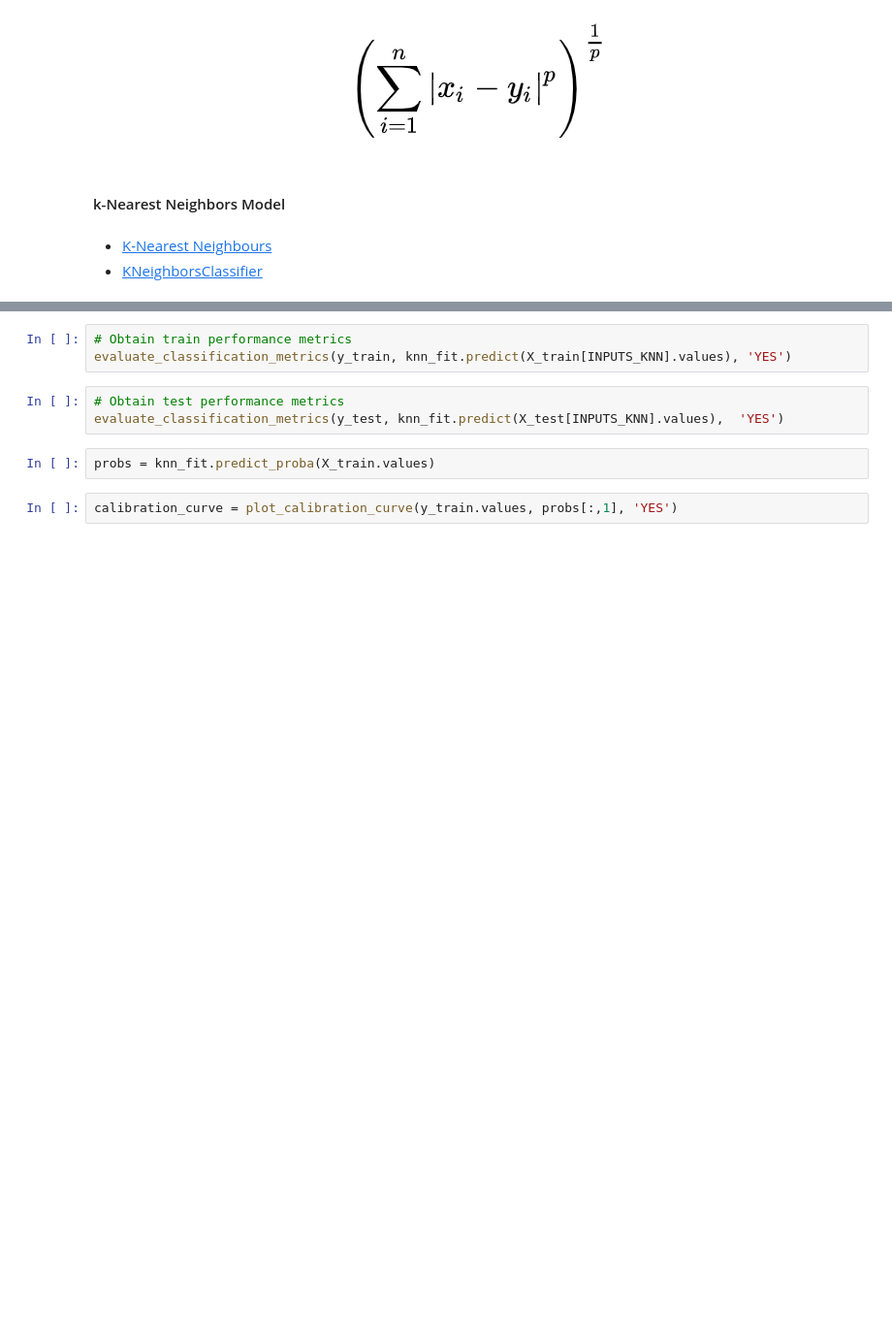
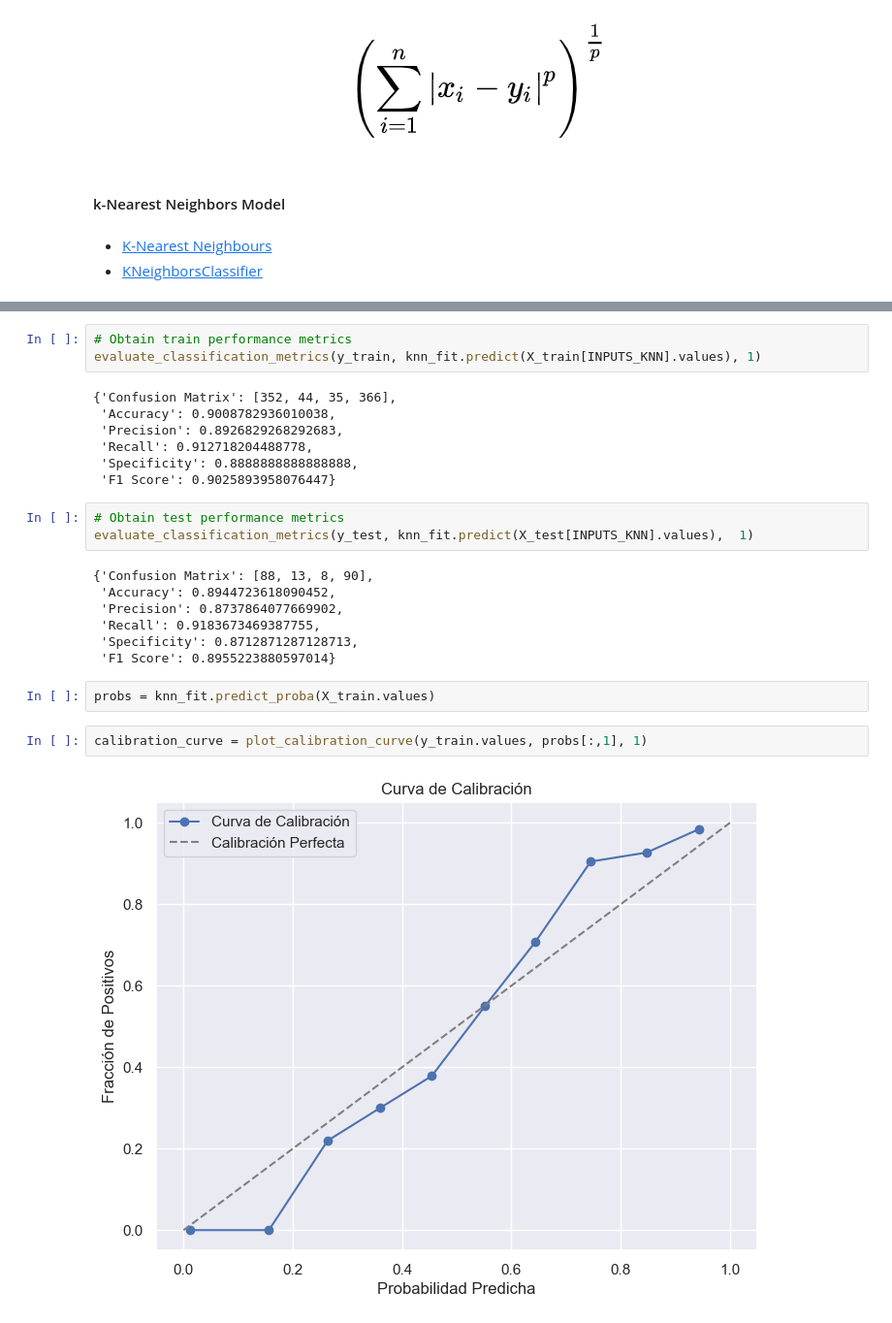
Before and after one commit to ICAI-IMAT-ML/p2-2-crishernandezp, a Jupyter notebook: notebook/Lab_2_2_kNN.ipynb, the cells around one changed output, grey strips where cells are left out. Shown: that part at 97% size. Drawn from its saved outputs; the diff is of its cells as text; blank space fills up the shorter version.

```diff
--- a/notebook/Lab_2_2_kNN.ipynb
+++ b/notebook/Lab_2_2_kNN.ipynb
@@ -71,11 +78,27 @@ model_predictions = plot_2Dmodel_predictions(X_train[INPUTS_KNN].values, y_train
 # %%
 # Obtain train performance metrics
-evaluate_classification_metrics(y_train, knn_fit.predict(X_train[INPUTS_KNN].values), 'YES')
+evaluate_classification_metrics(y_train, knn_fit.predict(X_train[INPUTS_KNN].values), 1)
+# %% [output]
+{'Confusion Matrix': [352, 44, 35, 366],
+ 'Accuracy': 0.9008782936010038,
+ 'Precision': 0.8926829268292683,
+ 'Recall': 0.912718204488778,
+ 'Specificity': 0.8888888888888888,
+ 'F1 Score': 0.9025893958076447}
 # %%
 # Obtain test performance metrics
-evaluate_classification_metrics(y_test, knn_fit.predict(X_test[INPUTS_KNN].values),  'YES')
+evaluate_classification_metrics(y_test, knn_fit.predict(X_test[INPUTS_KNN].values),  1)
+# %% [output]
+{'Confusion Matrix': [88, 13, 8, 90],
+ 'Accuracy': 0.8944723618090452,
+ 'Precision': 0.8737864077669902,
+ 'Recall': 0.9183673469387755,
+ 'Specificity': 0.8712871287128713,
+ 'F1 Score': 0.8955223880597014}
 # %%
 probs = knn_fit.predict_proba(X_train.values)
 # %%
-calibration_curve = plot_calibration_curve(y_train.values, probs[:,1], 'YES')
+calibration_curve = plot_calibration_curve(y_train.values, probs[:,1], 1)
+# %% [output]
+[figure, added]
 # %%
```
Also changed, not shown: parts of 6 cells of this notebook, 6 other files.
